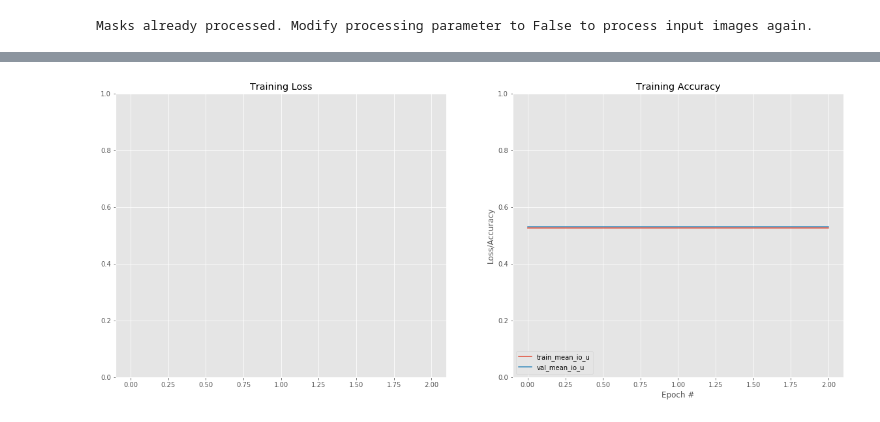
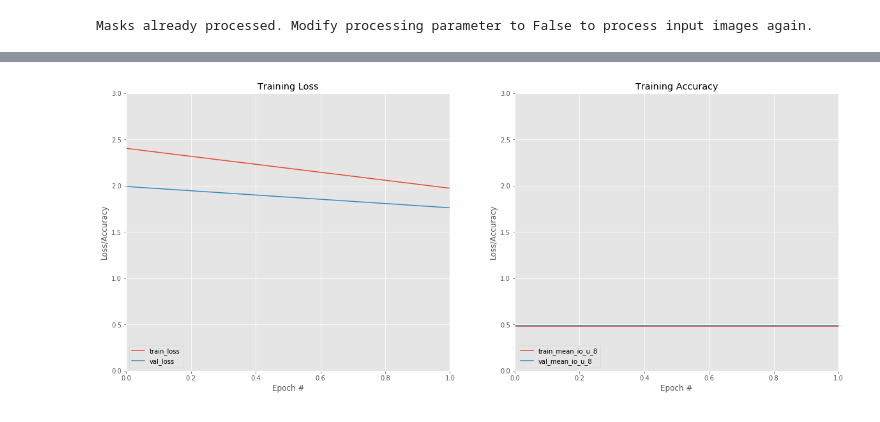
Before and after one commit to Eashwar-S/Semantic_Segmentation, a Jupyter notebook: MulticlassUnet1.ipynb, the cells around one changed output, grey strips where cells are left out. Saved outputs shown, nothing was run; the diff lists cells and outputs as text; code cells hidden in the pictures.

```diff
--- a/MulticlassUnet1.ipynb
+++ b/MulticlassUnet1.ipynb
@@ -70,12 +70,12 @@ for filename in glob.glob('dataset/bdd100k_seg/color_labels/val/*.png'):
     validationMasksNames.append(filename)
 # %%
 # Defining Hyperparameters
-IMG_WIDTH = 256
-IMG_HEIGHT = 256
+IMG_WIDTH = 512
+IMG_HEIGHT = 512
 IMG_CHANNELS = 3
 numClasses = 41
-batchSize = 8
-learningRate = 0.001
+batchSize = 1
+learningRate = 0.01
 stepsPerEpoch = len(trainingImagesNames)//batchSize
 numOfEpoch = 100
 validationSteps = len(validationImagesNames)//batchSize
@@ -202,12 +202,12 @@ ________________________________________________________________________________
 checkpointer = tf.keras.callbacks.ModelCheckpoint('model_for_multiclass.h5',
                                                   verbose=1,
                                                   save_best_only=True,
-                                                  monitor='mean_io_u_6',
+                                                  monitor='mean_io_u_9',
                                                   mode='max')
 
 callbacks = [
              tf.keras.callbacks.EarlyStopping(patience=1,
-                                              monitor='mean_io_u_6',
+                                              monitor='mean_io_u_9',
                                               mode='max'),
              tf.keras.callbacks.TensorBoard(log_dir='logs',
                                             write_graph=True)]
@@ -388,25 +460,35 @@ ax3.imshow(preds_testRGB[ix])
 # %%
+# Batch size = 1
+# Learning Rate = 0.05
+
 N = len(results.history['loss'])
 
 #Plot the model evaluation history
 plt.style.use("ggplot")
 fig = plt.figure(figsize=(20,8))
 
 fig.add_subplot(1,2,1)
 plt.title("Training Loss")
 plt.plot(np.arange(0, N), results.history["loss"], label="train_loss")
 plt.plot(np.arange(0, N), results.history["val_loss"], label="val_loss")
-plt.ylim(0, 1)
+plt.ylim(0, 3)
+plt.xlim(0, 1)
+
+plt.xlabel("Epoch #")
+plt.ylabel("Loss/Accuracy")
+plt.legend(loc="lower left")
+# plt.show()
 
 fig.add_subplot(1,2,2)
 plt.title("Training Accuracy")
-plt.plot(np.arange(0, N), results.history["mean_io_u_4"], label="train_mean_io_u")
-plt.plot(np.arange(0, N), results.history["val_mean_io_u_4"], label="val_mean_io_u")
-plt.ylim(0, 1)
+plt.plot(np.arange(0, N), results.history["mean_io_u_8"], label="train_mean_io_u_8")
+plt.plot(np.arange(0, N), results.history["val_mean_io_u_8"], label="val_mean_io_u_8")
+plt.ylim(0, 3)
+plt.xlim(0, 1)
 
 plt.xlabel("Epoch #")
 plt.ylabel("Loss/Accuracy")
 plt.legend(loc="lower left")
 plt.show()
 # %% [output]
-[figure, old version]
+[figure, new version]
```
Also changed, not shown: parts of 15 cells of this notebook, 1 other file.
